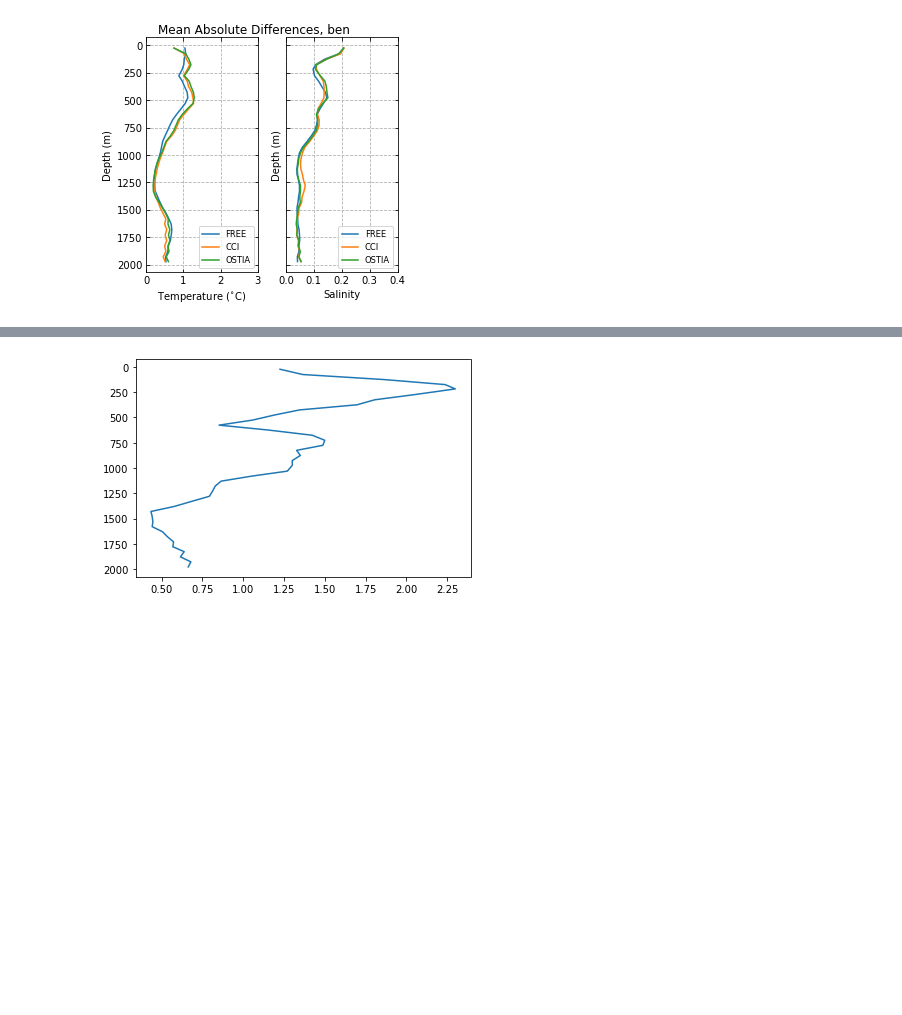
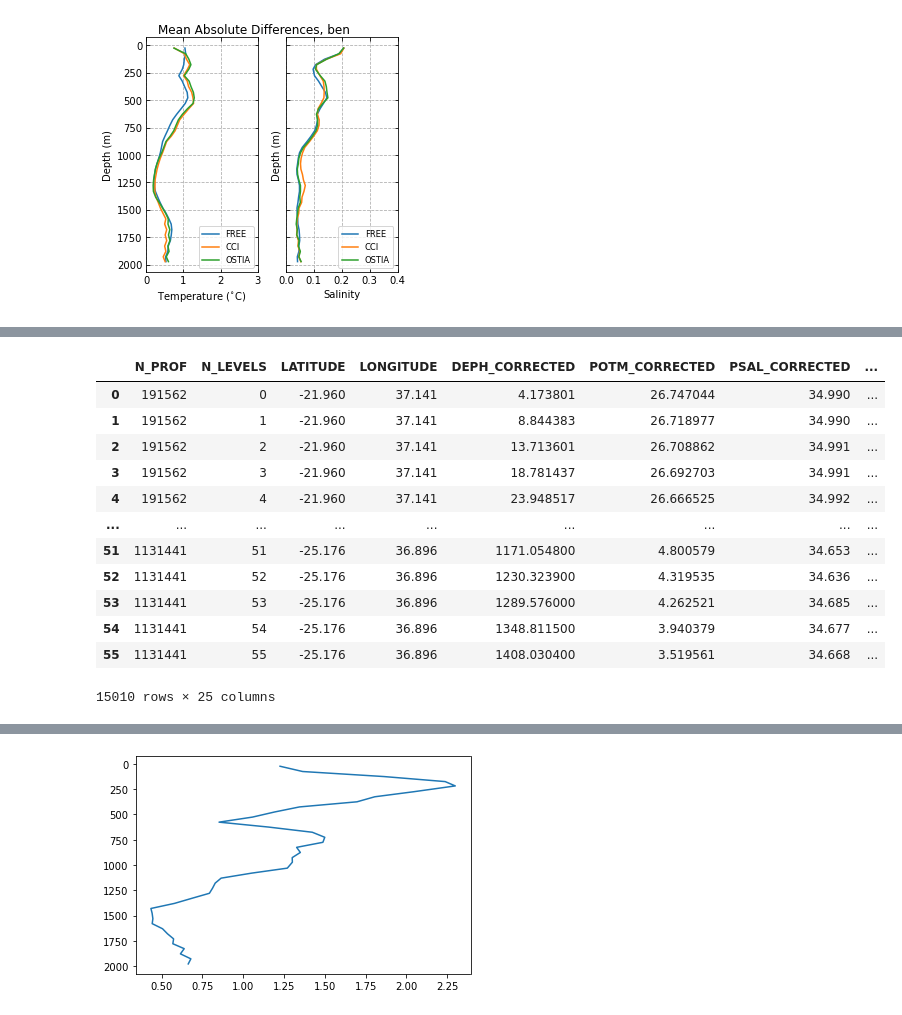
Before and after one commit to HarryLuyt/paper1_scripts, a Jupyter notebook: Scripts/Geopandas_testing.ipynb, the cells around one changed output, grey strips where cells are left out. Cells and saved outputs as stored; diff of their text form; code cells hidden in the pictures; blank space fills up the shorter version.

```diff
--- a/Scripts/Geopandas_testing.ipynb
+++ b/Scripts/Geopandas_testing.ipynb
@@ -1238,3 +1467,19 @@ plot_ProfileMAD('ben')
+# %%
+profs_free
+# %% [output]
+|  | N_PROF | N_LEVELS | LATITUDE | LONGITUDE | DEPH_CORRECTED | POTM_CORRECTED | PSAL_CORRECTED | ... |
+| 0 | 191562 | 0 | -21.960 | 37.141 | 4.173801 | 26.747044 | 34.990 | ... |
+| 1 | 191562 | 1 | -21.960 | 37.141 | 8.844383 | 26.718977 | 34.990 | ... |
+| 2 | 191562 | 2 | -21.960 | 37.141 | 13.713601 | 26.708862 | 34.991 | ... |
+| 3 | 191562 | 3 | -21.960 | 37.141 | 18.781437 | 26.692703 | 34.991 | ... |
+| 4 | 191562 | 4 | -21.960 | 37.141 | 23.948517 | 26.666525 | 34.992 | ... |
+| ... | ... | ... | ... | ... | ... | ... | ... | ... |
+| 51 | 1131441 | 51 | -25.176 | 36.896 | 1171.054800 | 4.800579 | 34.653 | ... |
+| 52 | 1131441 | 52 | -25.176 | 36.896 | 1230.323900 | 4.319535 | 34.636 | ... |
+| 53 | 1131441 | 53 | -25.176 | 36.896 | 1289.576000 | 4.262521 | 34.685 | ... |
+| 54 | 1131441 | 54 | -25.176 | 36.896 | 1348.811500 | 3.940379 | 34.677 | ... |
+| 55 | 1131441 | 55 | -25.176 | 36.896 | 1408.030400 | 3.519561 | 34.668 | ... |
+15010 rows × 25 columns
 # %%
 binned_profs_count = agu_matched.groupby(pd.cut(agu_matched['DEPH_CORRECTED'], np.arange(0, 2050, 50))).count()
 binned_profs_count
```
Also changed, not shown: parts of 7 cells of this notebook.
